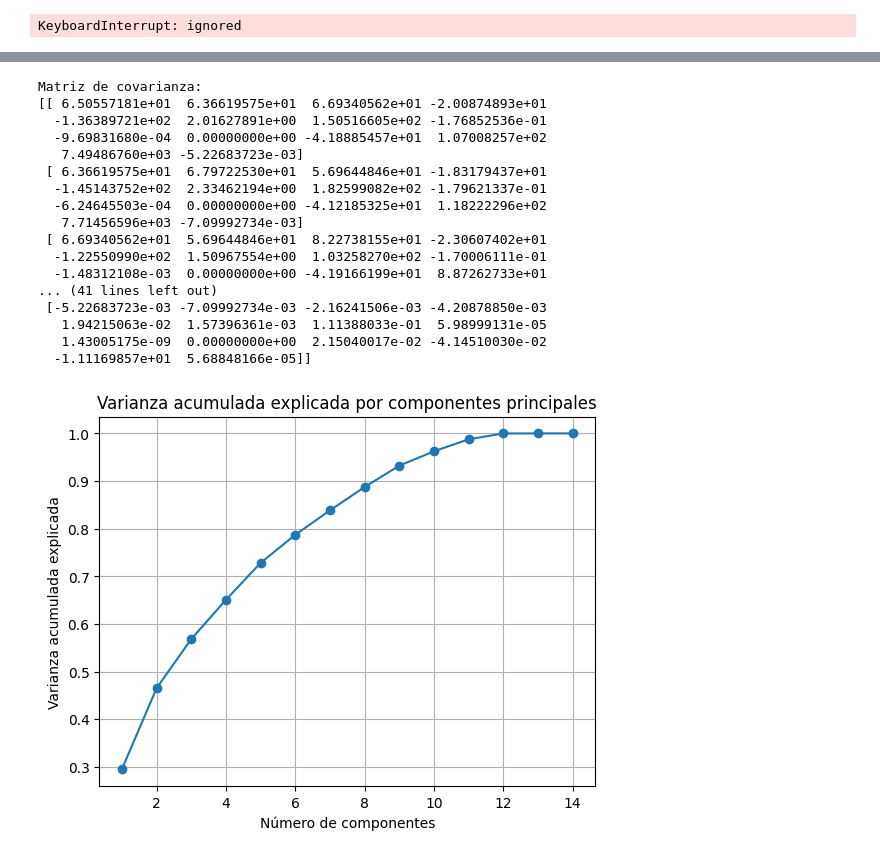
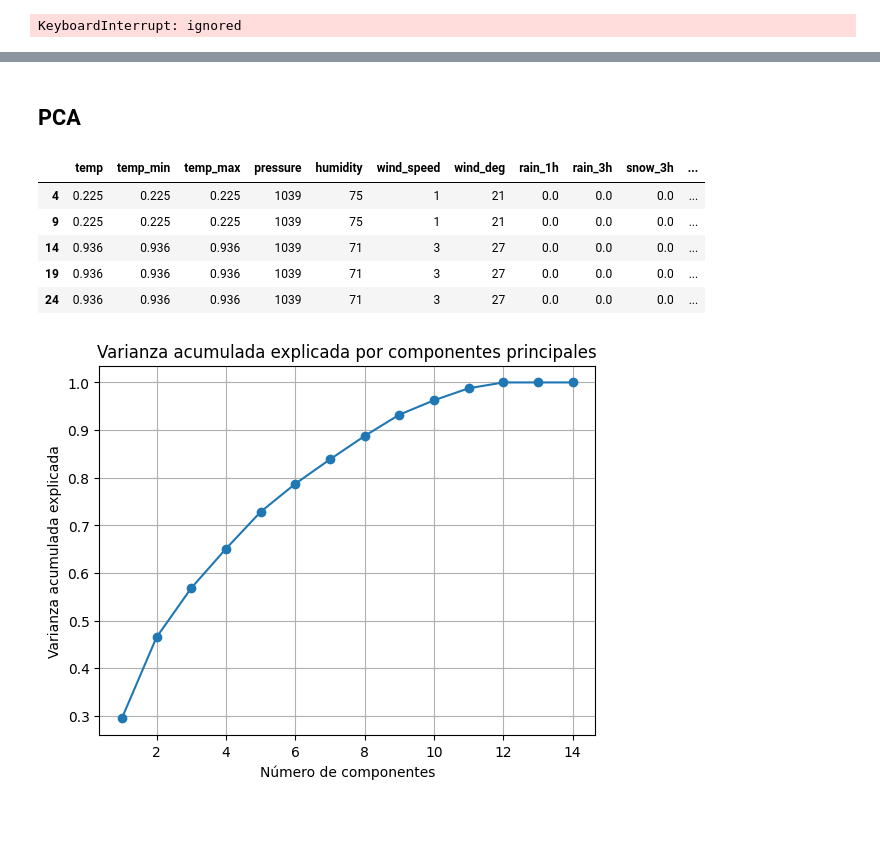
Before and after one commit to Alemao2410/DS-Herman-Weigandt, a Jupyter notebook: Proyecto_final_DS_Herman_Weigandt.ipynb, the cells around one changed output, grey strips where cells are left out. Drawn from its saved outputs; the diff is of its cells as text; code cells hidden in the pictures; blank space fills up the shorter version.

```diff
--- a/Proyecto_final_DS_Herman_Weigandt.ipynb
+++ b/Proyecto_final_DS_Herman_Weigandt.ipynb
@@ -297,34 +269,20 @@ print(df_cleaned.head())
 14            22734.0      0.015509
 19            21286.0      0.016858
 24            20264.0      0.017844
-# %%
-import numpy as np
-numeric_columns = df_cleaned.select_dtypes(include=[np.number])
-
-# Calcular la matriz de covarianza
-cov_matrix = np.cov(numeric_columns, rowvar=False)
-
-# Mostrar la matriz de covarianza
-print("Matriz de covarianza:")
-print(cov_matrix)
-# %% [output]
-Matriz de covarianza:
-[[ 6.50557181e+01  6.36619575e+01  6.69340562e+01 -2.00874893e+01
-  -1.36389721e+02  2.01627891e+00  1.50516605e+02 -1.76852536e-01
-  -9.69831680e-04  0.00000000e+00 -4.18885457e+01  1.07008257e+02
-   7.49486760e+03 -5.22683723e-03]
- [ 6.36619575e+01  6.79722530e+01  5.69644846e+01 -1.83179437e+01
-  -1.45143752e+02  2.33462194e+00  1.82599082e+02 -1.79621337e-01
-  -6.24645503e-04  0.00000000e+00 -4.12185325e+01  1.18222296e+02
-   7.71456596e+03 -7.09992734e-03]
- [ 6.69340562e+01  5.69644846e+01  8.22738155e+01 -2.30607402e+01
-  -1.22550990e+02  1.50967554e+00  1.03258270e+02 -1.70006111e-01
-  -1.48312108e-03  0.00000000e+00 -4.19166199e+01  8.87262733e+01
-... (41 lines left out)
- [-5.22683723e-03 -7.09992734e-03 -2.16241506e-03 -4.20878850e-03
-   1.94215063e-02  1.57396361e-03  1.11388033e-01  5.98999131e-05
-   1.43005175e-09  0.00000000e+00  2.15040017e-02 -4.14510030e-02
-  -1.11169857e+01  5.68848166e-05]]
+# %% [markdown]
+## PCA
+# %%
+import numpy as np
+# Dejar de nuestro dataframe final solo las columnas numéricas
+numeric_columns = df_cleaned.select_dtypes(include=[np.number])
+numeric_columns.head()
+# %% [output]
+|  | temp | temp_min | temp_max | pressure | humidity | wind_speed | wind_deg | rain_1h | rain_3h | snow_3h | ... |
+| 4 | 0.225 | 0.225 | 0.225 | 1039 | 75 | 1 | 21 | 0.0 | 0.0 | 0.0 | ... |
+| 9 | 0.225 | 0.225 | 0.225 | 1039 | 75 | 1 | 21 | 0.0 | 0.0 | 0.0 | ... |
+| 14 | 0.936 | 0.936 | 0.936 | 1039 | 71 | 3 | 27 | 0.0 | 0.0 | 0.0 | ... |
+| 19 | 0.936 | 0.936 | 0.936 | 1039 | 71 | 3 | 27 | 0.0 | 0.0 | 0.0 | ... |
+| 24 | 0.936 | 0.936 | 0.936 | 1039 | 71 | 3 | 27 | 0.0 | 0.0 | 0.0 | ... |
 # %%
 from sklearn.decomposition import PCA
 from sklearn.preprocessing import StandardScaler
```
Also changed, not shown: parts of 31 cells of this notebook.
